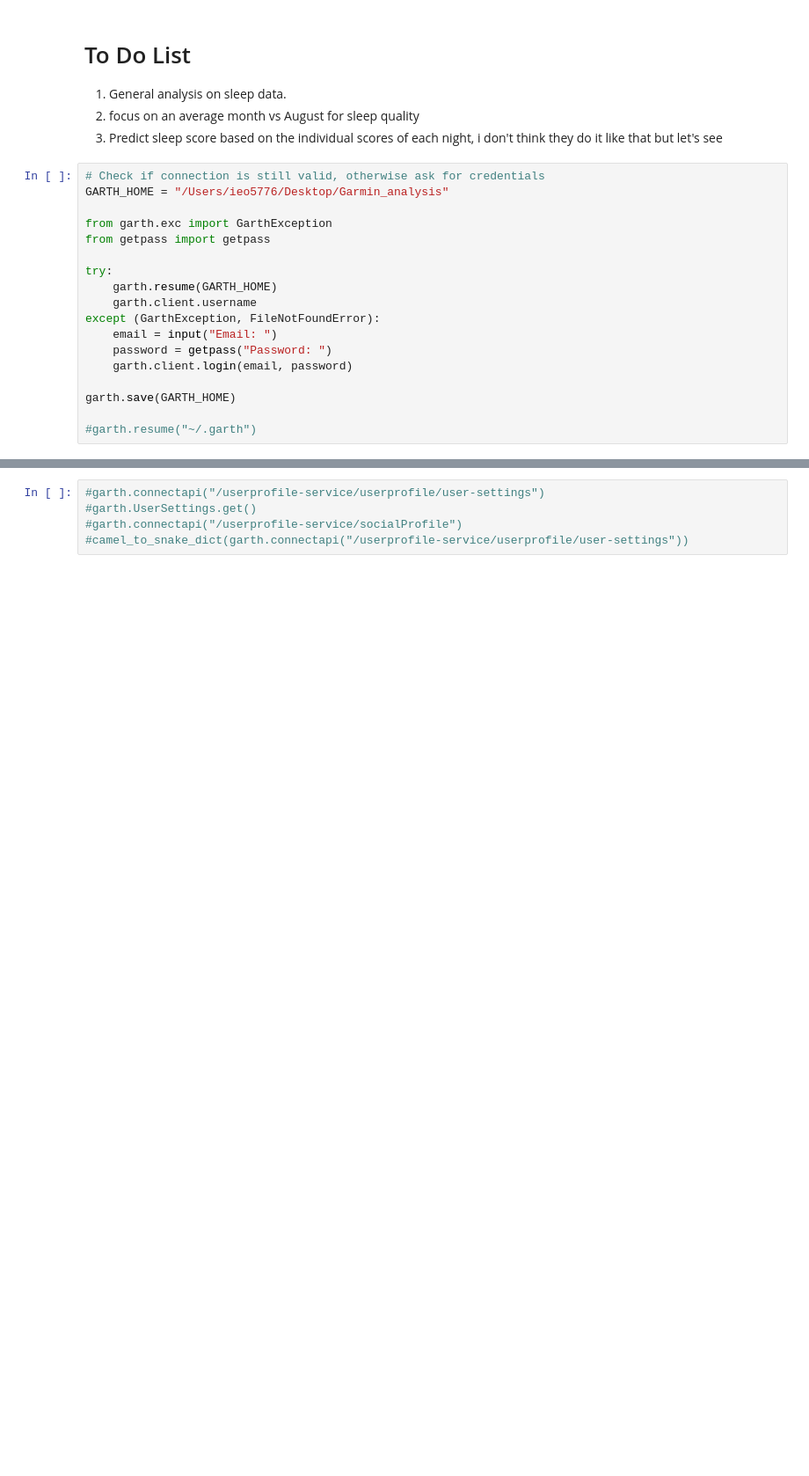
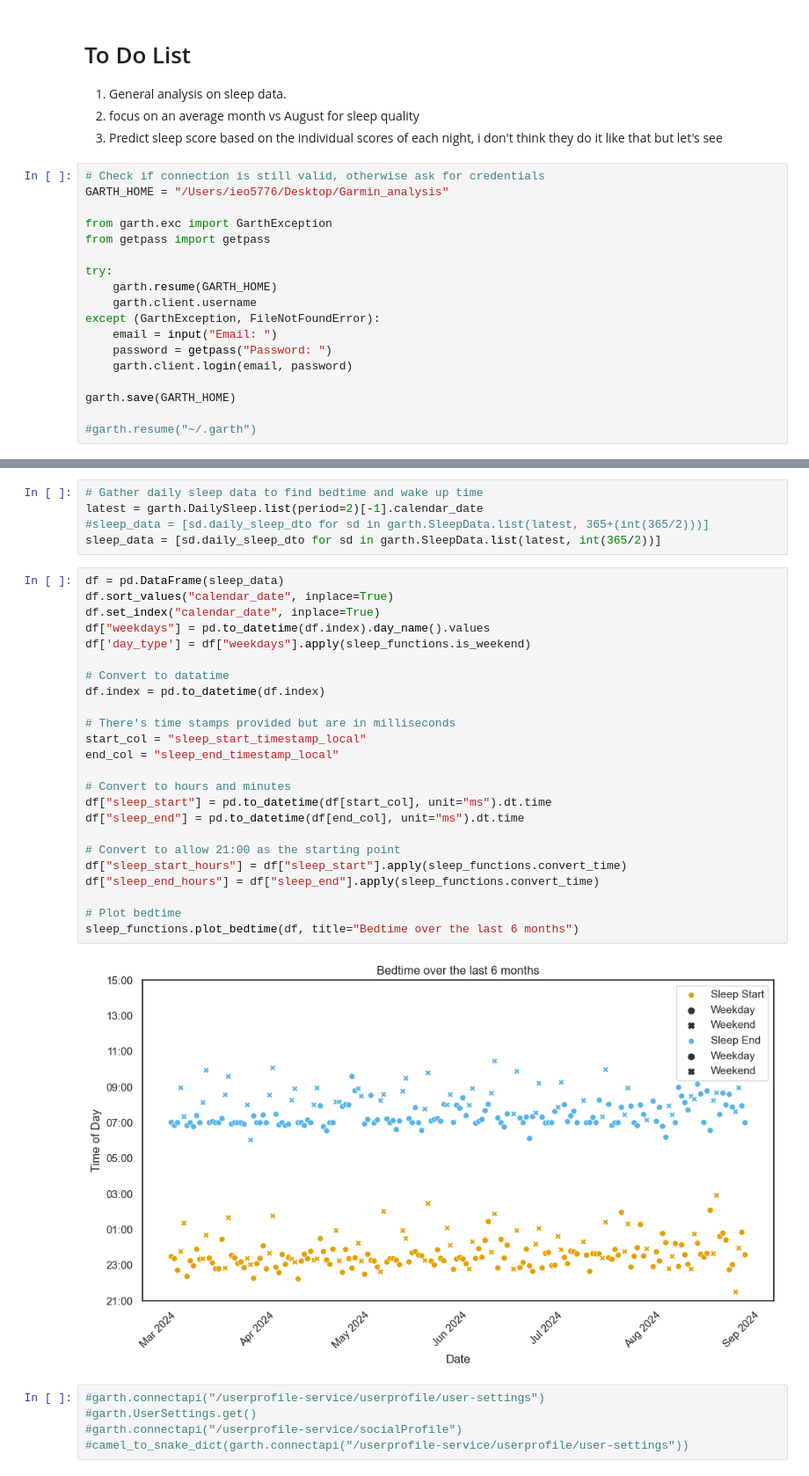
Before and after one commit to AndreaMariani-AM/Garmin_data_playground, a Jupyter notebook: notebooks/sleep.ipynb, the cells around one changed output, grey strips where cells are left out. Shown at 88% size. Saved outputs shown, nothing was run; the diff lists cells and outputs as text; blank space fills up the shorter version.

```diff
--- a/notebooks/sleep.ipynb
+++ b/notebooks/sleep.ipynb
@@ -44,3 +58,34 @@ garth.save(GARTH_HOME)
+# %%
+# Gather daily sleep data to find bedtime and wake up time
+latest = garth.DailySleep.list(period=2)[-1].calendar_date
+#sleep_data = [sd.daily_sleep_dto for sd in garth.SleepData.list(latest, 365+(int(365/2)))]
+sleep_data = [sd.daily_sleep_dto for sd in garth.SleepData.list(latest, int(365/2))]
+# %%
+df = pd.DataFrame(sleep_data)
+df.sort_values("calendar_date", inplace=True)
+df.set_index("calendar_date", inplace=True)
+df["weekdays"] = pd.to_datetime(df.index).day_name().values
+df['day_type'] = df["weekdays"].apply(sleep_functions.is_weekend)
+
+# Convert to datatime
+df.index = pd.to_datetime(df.index)
+
+# There's time stamps provided but are in milliseconds
+start_col = "sleep_start_timestamp_local"
+end_col = "sleep_end_timestamp_local"
+
+# Convert to hours and minutes
+df["sleep_start"] = pd.to_datetime(df[start_col], unit="ms").dt.time
+df["sleep_end"] = pd.to_datetime(df[end_col], unit="ms").dt.time
+
+# Convert to allow 21:00 as the starting point
+df["sleep_start_hours"] = df["sleep_start"].apply(sleep_functions.convert_time)
+df["sleep_end_hours"] = df["sleep_end"].apply(sleep_functions.convert_time)
+
+# Plot bedtime
+sleep_functions.plot_bedtime(df, title="Bedtime over the last 6 months")
+# %% [output]
+[figure, added]
 # %%
 #garth.connectapi("/userprofile-service/userprofile/user-settings")
 #garth.UserSettings.get()
```
Also changed, not shown: parts of 7 cells of this notebook, 1 other file.
